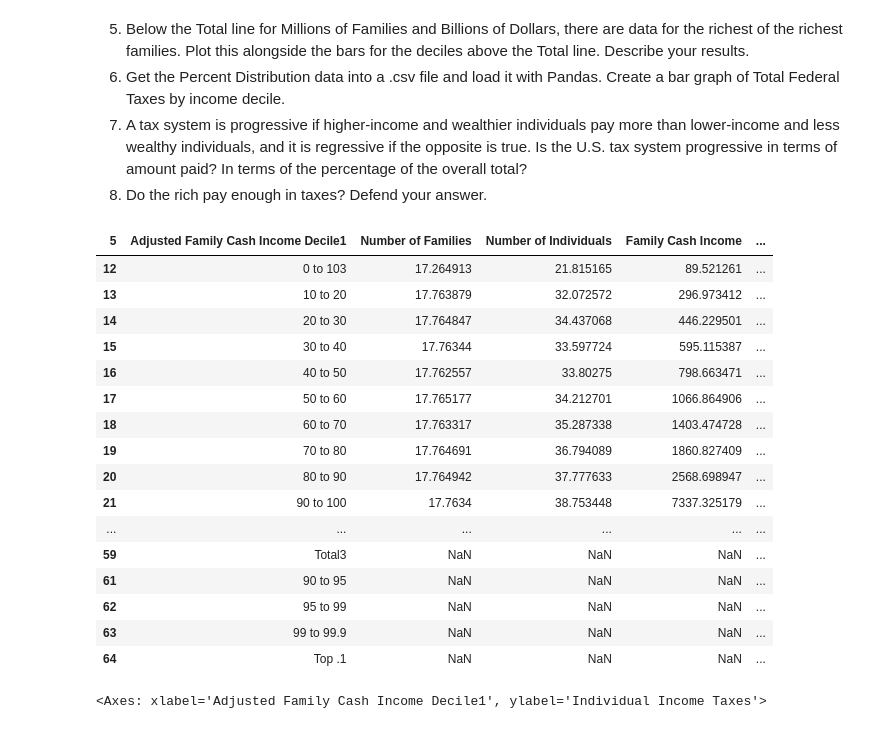
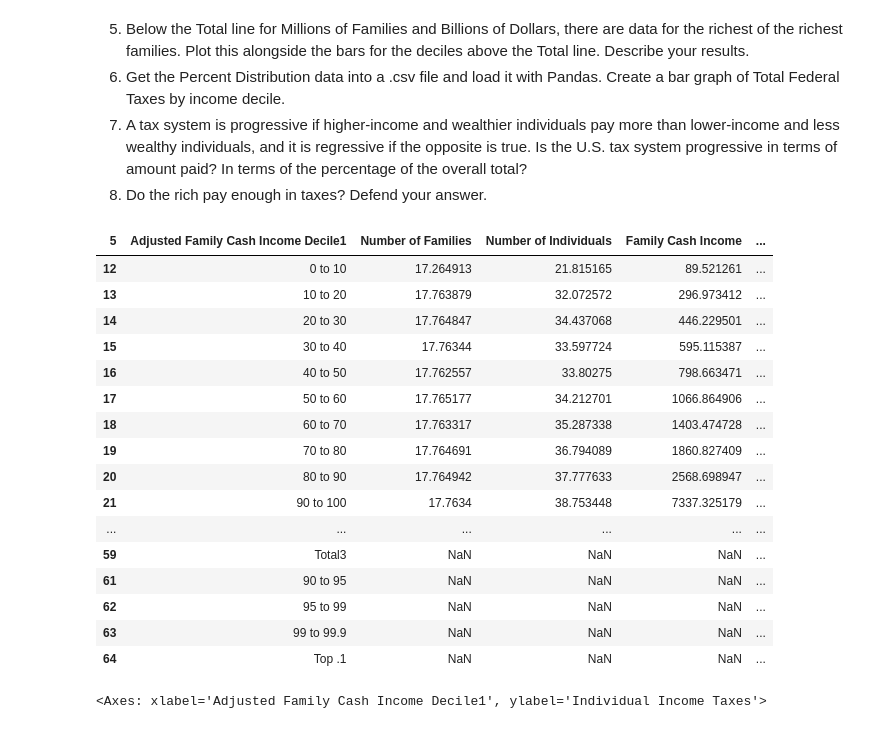
Before and after one commit to EBaner/visualization, a Jupyter notebook: assignment/assignment.ipynb, the cells around one changed output. Drawn from its saved outputs; the diff is of its cells as text; code cells hidden in the pictures.

```diff
--- a/assignment/assignment.ipynb
+++ b/assignment/assignment.ipynb
@@ -344,22 +344,23 @@ For some context, the Federal government ultimately spent about $4.4 trillion in
 # %%
 import pandas as pd
 import matplotlib.pyplot as plt
 
 df = pd.read_excel('/content/visualization/assignment/data/Distribution-of-Tax-Burden-Current-Law-2019.xlsx')
 df = df.iloc[:66]
 df.columns = df.iloc[5]
 df = df.drop(index=[0, 1, 2, 3,5,11])
 df = df.drop(df.columns[:2], axis=1)
 df = df.dropna(how='all')
 for col in df.columns:
     if pd.api.types.is_numeric_dtype(df[col]): #from Gen AI
         df[col] = pd.to_numeric(df[col], errors='coerce')
 df = df.round(1)
+df.loc[[12,30,48], 'Adjusted Family Cash Income Decile1'] = '0 to 10'
 dfPercent = df
 df.head(50)
 # %% [output]
 | 5 | Adjusted Family Cash Income Decile1 | Number of Families | Number of Individuals | Family Cash Income | ... |
-| 12 | 0 to 103 | 17.264913 | 21.815165 | 89.521261 | ... |
+| 12 | 0 to 10 | 17.264913 | 21.815165 | 89.521261 | ... |
 | 13 | 10 to 20 | 17.763879 | 32.072572 | 296.973412 | ... |
 | 14 | 20 to 30 | 17.764847 | 34.437068 | 446.229501 | ... |
 | 15 | 30 to 40 | 17.76344 | 33.597724 | 595.115387 | ... |
```
Also changed, not shown: parts of 3 cells of this notebook.
